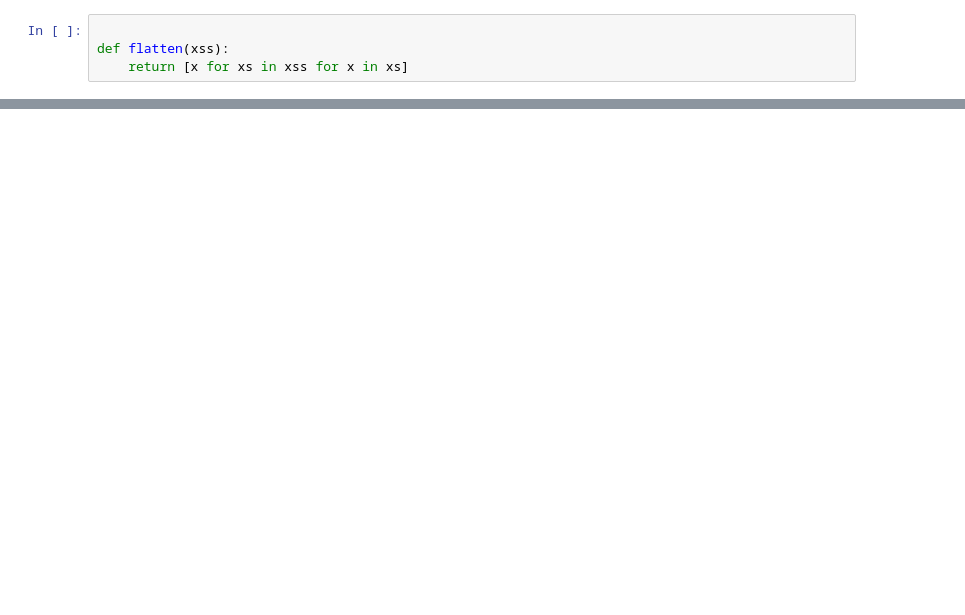
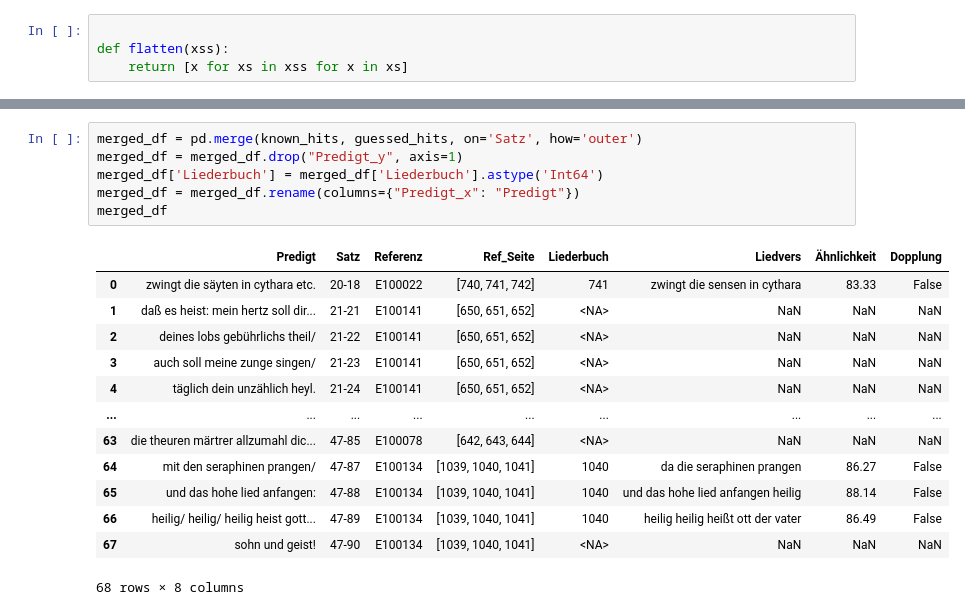
Before and after one commit to umj95/orgelpredigt_analyse, a Jupyter notebook: chunked_sermon_song_search.ipynb, the cells around one changed output, grey strips where cells are left out. Cells and saved outputs as stored; diff of their text form; blank space fills up the shorter version.

```diff
--- a/chunked_sermon_song_search.ipynb
+++ b/chunked_sermon_song_search.ipynb
@@ -198,0 +184,20 @@ sentence_to_html(example, 39, 22)
+# %%
+merged_df = pd.merge(known_hits, guessed_hits, on='Satz', how='outer')
+merged_df = merged_df.drop("Predigt_y", axis=1)
+merged_df['Liederbuch'] = merged_df['Liederbuch'].astype('Int64')
+merged_df = merged_df.rename(columns={"Predigt_x": "Predigt"})
+merged_df
+# %% [output]
+|  | Predigt | Satz | Referenz | Ref_Seite | Liederbuch | Liedvers | Ähnlichkeit | Dopplung |
+| 0 | zwingt die säyten in cythara etc. | 20-18 | E100022 | [740, 741, 742] | 741 | zwingt die sensen in cythara | 83.33 | False |
+| 1 | daß es heist: mein hertz soll dir... | 21-21 | E100141 | [650, 651, 652] | <NA> | NaN | NaN | NaN |
+| 2 | deines lobs gebührlichs theil/ | 21-22 | E100141 | [650, 651, 652] | <NA> | NaN | NaN | NaN |
+| 3 | auch soll meine zunge singen/ | 21-23 | E100141 | [650, 651, 652] | <NA> | NaN | NaN | NaN |
+| 4 | täglich dein unzählich heyl. | 21-24 | E100141 | [650, 651, 652] | <NA> | NaN | NaN | NaN |
+| ... | ... | ... | ... | ... | ... | ... | ... | ... |
+| 63 | die theuren märtrer allzumahl dic... | 47-85 | E100078 | [642, 643, 644] | <NA> | NaN | NaN | NaN |
+| 64 | mit den seraphinen prangen/ | 47-87 | E100134 | [1039, 1040, 1041] | 1040 | da die seraphinen prangen | 86.27 | False |
+| 65 | und das hohe lied anfangen: | 47-88 | E100134 | [1039, 1040, 1041] | 1040 | und das hohe lied anfangen heilig | 88.14 | False |
+| 66 | heilig/ heilig/ heilig heist gott... | 47-89 | E100134 | [1039, 1040, 1041] | 1040 | heilig heilig heißt ott der vater | 86.49 | False |
+| 67 | sohn und geist! | 47-90 | E100134 | [1039, 1040, 1041] | <NA> | NaN | NaN | NaN |
+68 rows × 8 columns
```
Also changed, not shown: parts of 20 cells of this notebook.
